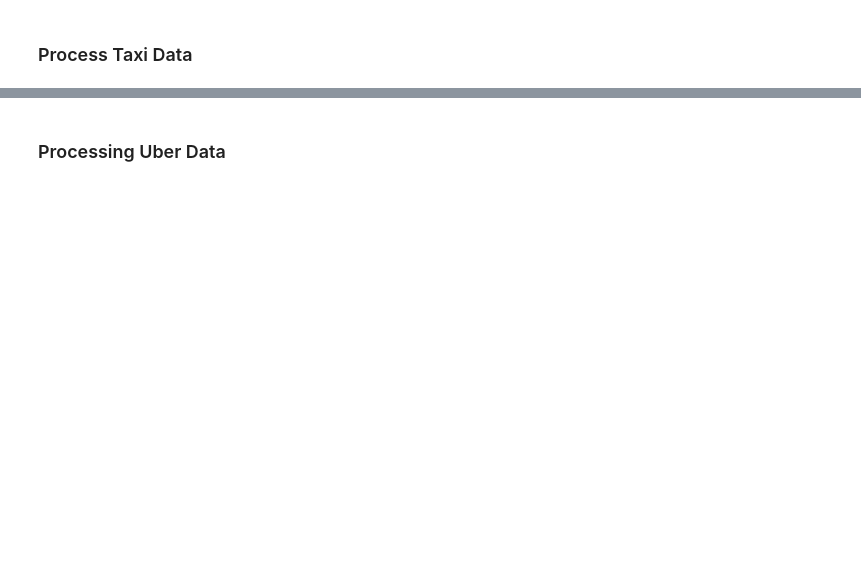
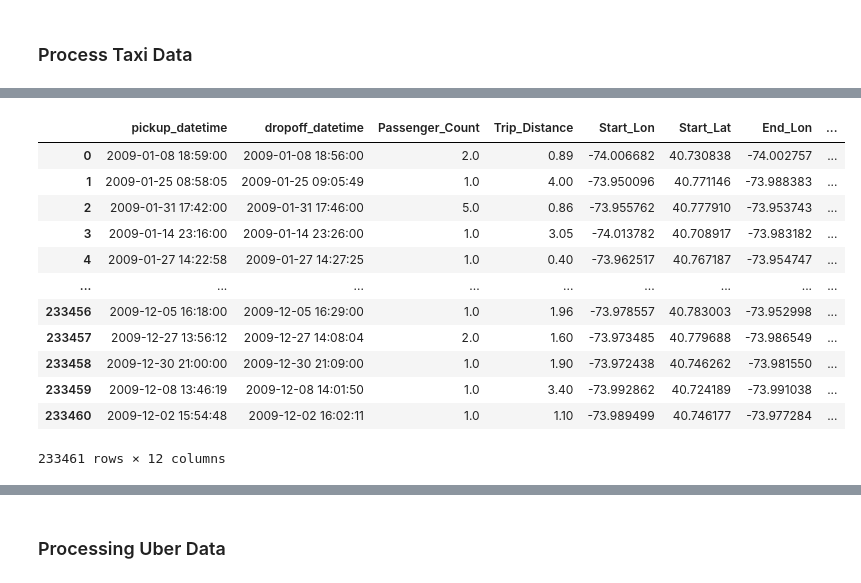
Before and after one commit to sowmya6598/final-project-tools, a Jupyter notebook: Project.ipynb, the cells around one changed output, grey strips where cells are left out. Saved outputs shown, nothing was run; the diff lists cells and outputs as text; code cells hidden in the pictures; blank space fills up the shorter version.

```diff
--- a/Project.ipynb
+++ b/Project.ipynb
@@ -320,0 +386,56 @@ taxi_data.head()
+# %%
+'''
+We then filter based on coordinates to make sure the rides are within the coordinates we want.
+We also remove trips with 0 passangers and no fares. We further remove trips with passangers above 6 as that
+is uber policy. Lastly we remove trips with no distace between dropoff and pickup. The output is the
+cleaned dataframe
+'''
+
+df_selected_final = df_selected_final[(df_selected_final["Start_Lat"] >= 40.560445) &
+                                      (df_selected_final["Start_Lon"] >= -74.242330) &
+                                      (df_selected_final["Start_Lat"] <= 40.908524) &
+                                      (df_selected_final["Start_Lon"] <= -73.717047) &
+                                      (df_selected_final["End_Lat"] >= 40.560445) &
+                                      (df_selected_final["End_Lon"] >= -74.242330) &
+                                      (df_selected_final["End_Lat"] <= 40.908524) &
+                                      (df_selected_final["End_Lon"] <= -73.717047)]
+
+
+df_selected_final = df_selected_final[df_selected_final['Passenger_Count'] != 0]
+
+add_distance_column_taxi(df_selected_final)
+
+df_selected_final = df_selected_final.drop(index=df_selected_final[df_selected_final['distance'] == 0].index)
+
+df_selected_final = df_selected_final[df_selected_final['Passenger_Count']<=6.0]
+df_selected_final = df_selected_final.reset_index(drop=True)
+df_selected_final = df_selected_final.rename(columns={
+    "tpep_pickup_datetime": "pickup_datetime",
+    "tpep_dropoff_datetime": "dropoff_datetime",
+    "Passenger_Count": "Passenger_Count",
+    "Trip_Distance": "Trip_Distance",
+    "Start_Lon": "Start_Lon",
+    "Start_Lat": "Start_Lat",
+    "End_Lon": "End_Lon",
+    "End_Lat": "End_Lat",
+    "Fare_Amt": "Fare_Amt",
+    "Tip_Amt": "Tip_Amt",
+    "Total_Amt": "Total_Amt",
+    "distance": "distance"
+})
+
+df_selected_final
+# %% [output]
+|  | pickup_datetime | dropoff_datetime | Passenger_Count | Trip_Distance | Start_Lon | Start_Lat | End_Lon | ... |
+| 0 | 2009-01-08 18:59:00 | 2009-01-08 18:56:00 | 2.0 | 0.89 | -74.006682 | 40.730838 | -74.002757 | ... |
+| 1 | 2009-01-25 08:58:05 | 2009-01-25 09:05:49 | 1.0 | 4.00 | -73.950096 | 40.771146 | -73.988383 | ... |
+| 2 | 2009-01-31 17:42:00 | 2009-01-31 17:46:00 | 5.0 | 0.86 | -73.955762 | 40.777910 | -73.953743 | ... |
+| 3 | 2009-01-14 23:16:00 | 2009-01-14 23:26:00 | 1.0 | 3.05 | -74.013782 | 40.708917 | -73.983182 | ... |
+| 4 | 2009-01-27 14:22:58 | 2009-01-27 14:27:25 | 1.0 | 0.40 | -73.962517 | 40.767187 | -73.954747 | ... |
+| ... | ... | ... | ... | ... | ... | ... | ... | ... |
+| 233456 | 2009-12-05 16:18:00 | 2009-12-05 16:29:00 | 1.0 | 1.96 | -73.978557 | 40.783003 | -73.952998 | ... |
+| 233457 | 2009-12-27 13:56:12 | 2009-12-27 14:08:04 | 2.0 | 1.60 | -73.973485 | 40.779688 | -73.986549 | ... |
+| 233458 | 2009-12-30 21:00:00 | 2009-12-30 21:09:00 | 1.0 | 1.90 | -73.972438 | 40.746262 | -73.981550 | ... |
+| 233459 | 2009-12-08 13:46:19 | 2009-12-08 14:01:50 | 1.0 | 3.40 | -73.992862 | 40.724189 | -73.991038 | ... |
+| 233460 | 2009-12-02 15:54:48 | 2009-12-02 16:02:11 | 1.0 | 1.10 | -73.989499 | 40.746177 | -73.977284 | ... |
+233461 rows × 12 columns
```
Also changed, not shown: parts of 26 cells of this notebook, 4 other files.
